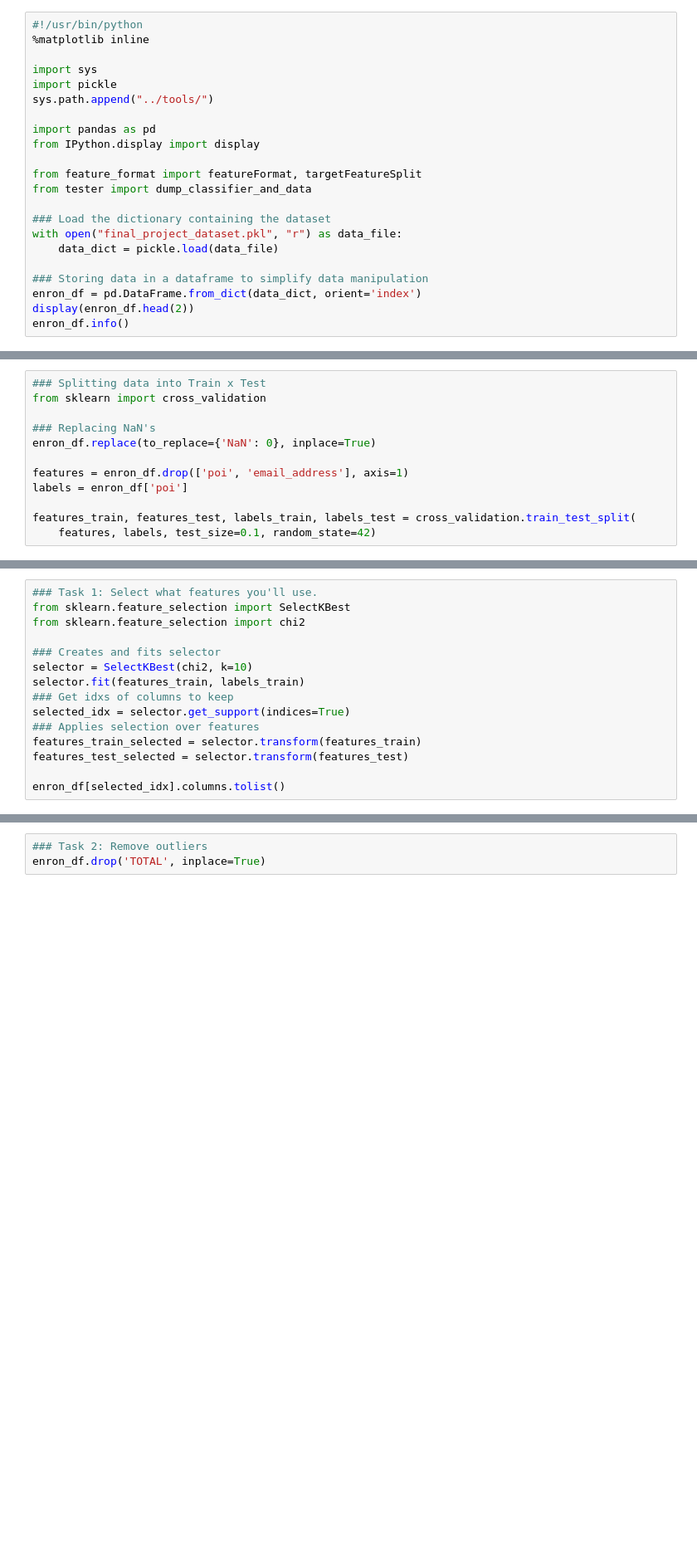
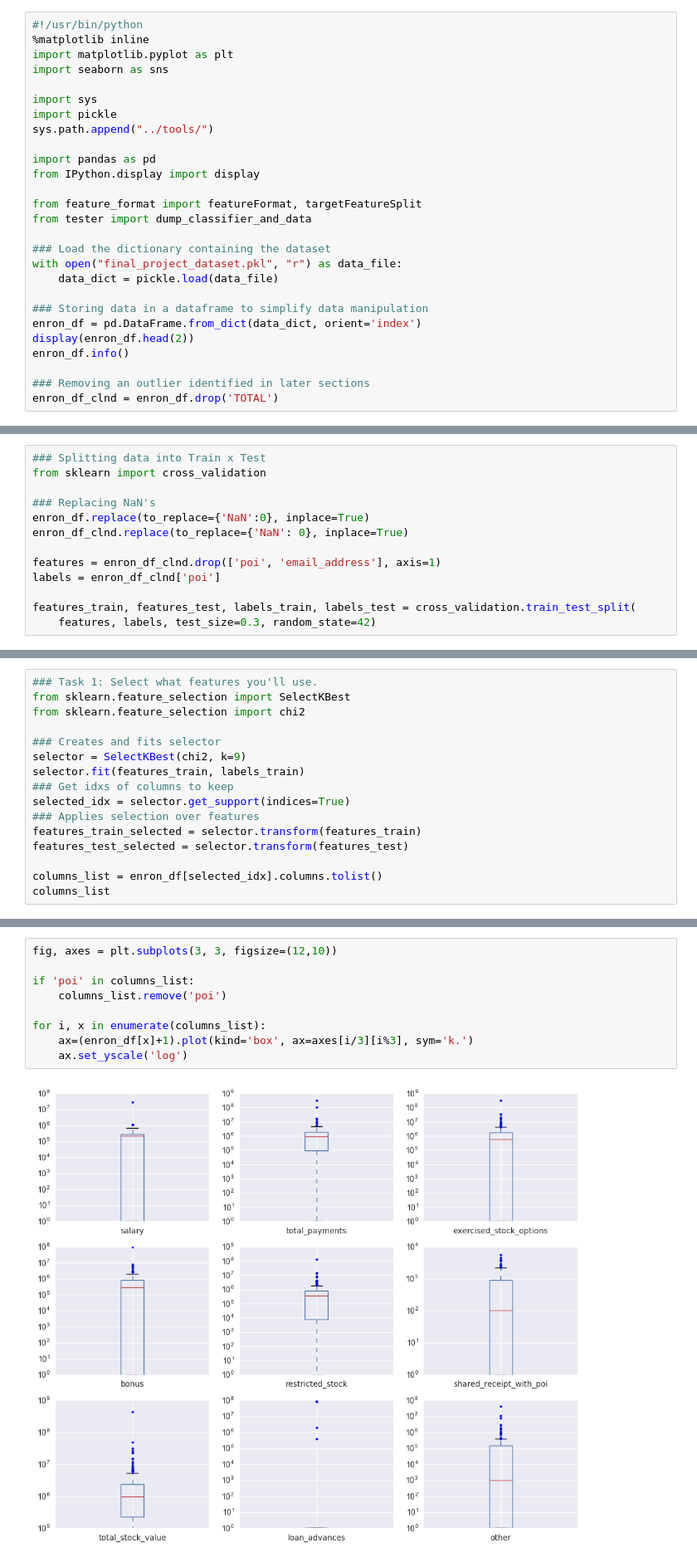
Before and after one commit to brunoassisp/Machine-Learning-project, a Jupyter notebook: Enron-ML-Project.ipynb, the cells around one changed output, grey strips where cells are left out. Shown: that part at 83% size. Drawn from its saved outputs; the diff is of its cells as text; blank space fills up the shorter version.

```diff
--- a/Enron-ML-Project.ipynb
+++ b/Enron-ML-Project.ipynb
@@ -1,6 +11,8 @@
 # %%
 #!/usr/bin/python
 %matplotlib inline
+import matplotlib.pyplot as plt
+import seaborn as sns
 
 import sys
 import pickle
@@ -20,6 +32,9 @@ with open("final_project_dataset.pkl", "r") as data_file:
 enron_df = pd.DataFrame.from_dict(data_dict, orient='index')
 display(enron_df.head(2))
 enron_df.info()
+
+### Removing an outlier identified in later sections
+enron_df_clnd = enron_df.drop('TOTAL')
 # %% [output]
 |  | salary | to_messages | deferral_payments | total_payments | exercised_stock_options | bonus | ... |
 | ALLEN PHILLIP K | 201955 | 2902 | 2869717 | 4484442 | 1729541 | 4175000 | ... |
@@ -47,13 +62,14 @@ memory usage: 24.1+ KB
 from sklearn import cross_validation
 
 ### Replacing NaN's
-enron_df.replace(to_replace={'NaN': 0}, inplace=True)
+enron_df.replace(to_replace={'NaN':0}, inplace=True)
+enron_df_clnd.replace(to_replace={'NaN': 0}, inplace=True)
 
-features = enron_df.drop(['poi', 'email_address'], axis=1)
-labels = enron_df['poi']
+features = enron_df_clnd.drop(['poi', 'email_address'], axis=1)
+labels = enron_df_clnd['poi']
 
 features_train, features_test, labels_train, labels_test = cross_validation.train_test_split(
-    features, labels, test_size=0.1, random_state=42)
+    features, labels, test_size=0.3, random_state=42)
 # %%
 ### Columns with negative values
 (enron_df.T < 0).any(1)
@@ -89,7 +105,7 @@ from sklearn.feature_selection import SelectKBest
 from sklearn.feature_selection import chi2
 
 ### Creates and fits selector
-selector = SelectKBest(chi2, k=10)
+selector = SelectKBest(chi2, k=9)
 selector.fit(features_train, labels_train)
 ### Get idxs of columns to keep
 selected_idx = selector.get_support(indices=True)
@@ -97,5 +113,6 @@ selected_idx = selector.get_support(indices=True)
 features_train_selected = selector.transform(features_train)
 features_test_selected = selector.transform(features_test)
 
-enron_df[selected_idx].columns.tolist()
+columns_list = enron_df[selected_idx].columns.tolist()
+columns_list
 # %% [output]
@@ -120,3 +133,11 @@ enron_df[selected_idx].columns.tolist()
-# %%
-### Task 2: Remove outliers
-enron_df.drop('TOTAL', inplace=True)
+# %%
+fig, axes = plt.subplots(3, 3, figsize=(12,10))
+
+if 'poi' in columns_list:
+    columns_list.remove('poi')
+
+for i, x in enumerate(columns_list):
+    ax=(enron_df[x]+1).plot(kind='box', ax=axes[i/3][i%3], sym='k.')
+    ax.set_yscale('log')
+# %% [output]
+[figure, added]
```
Also changed, not shown: parts of 10 cells of this notebook.
